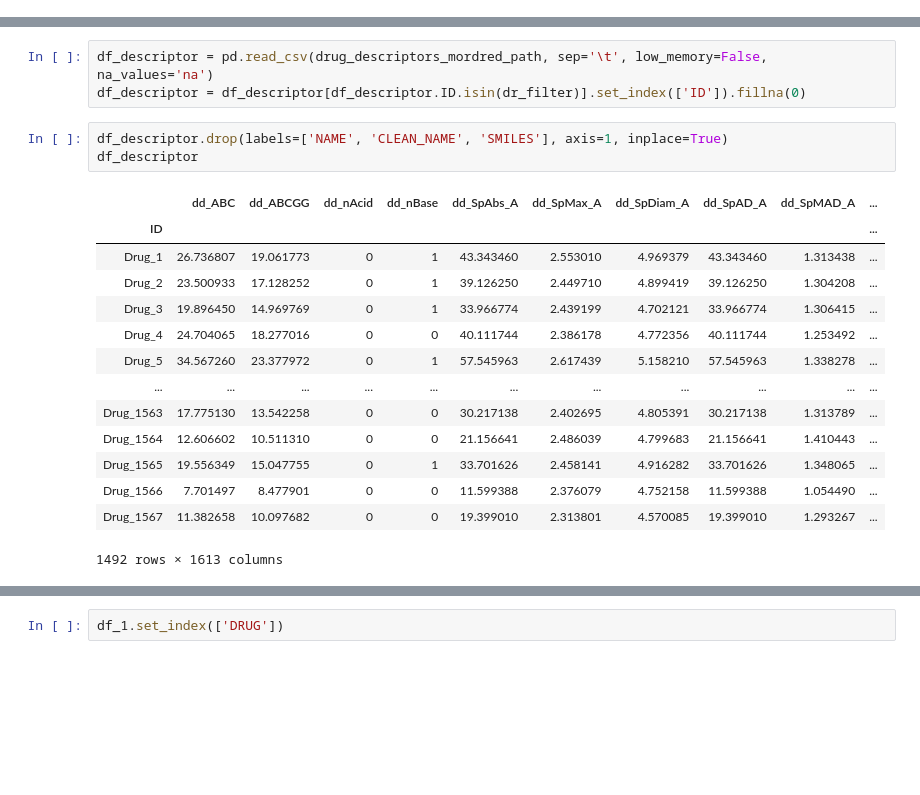
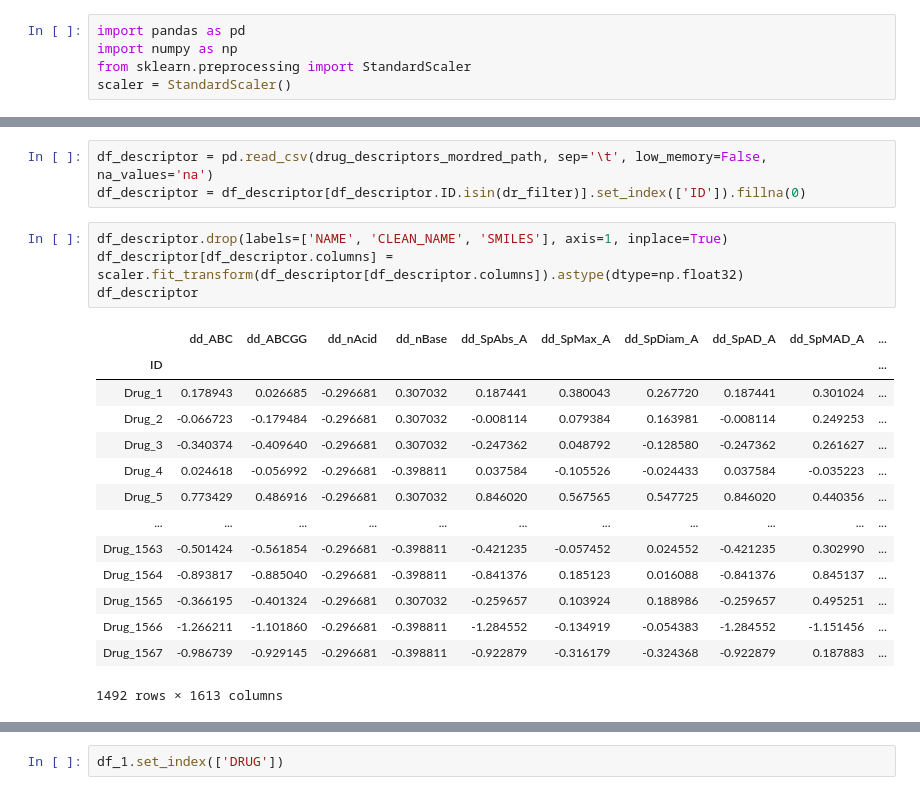
Before and after one commit to ECP-CANDLE/topN_generator, a Jupyter notebook: build_master.ipynb, the cells around one changed output, grey strips where cells are left out. Drawn from its saved outputs; the diff is of its cells as text; blank space fills up the shorter version.

```diff
--- a/build_master.ipynb
+++ b/build_master.ipynb
@@ -3,3 +1,8 @@ import pandas as pd
+# %%
+import pandas as pd
+import numpy as np
+from sklearn.preprocessing import StandardScaler
+scaler = StandardScaler()
 # %%
 from pathlib import Path
 # read deduplicated data
@@ -278,21 +281,22 @@ df_descriptor = pd.read_csv(drug_descriptors_mordred_path, sep='\t', low_memory=
 df_descriptor = df_descriptor[df_descriptor.ID.isin(dr_filter)].set_index(['ID']).fillna(0)
 # %%
 df_descriptor.drop(labels=['NAME', 'CLEAN_NAME', 'SMILES'], axis=1, inplace=True)
+df_descriptor[df_descriptor.columns] = scaler.fit_transform(df_descriptor[df_descriptor.columns]).astype(dtype=np.float32)
 df_descriptor
 # %% [output]
 |  | dd_ABC | dd_ABCGG | dd_nAcid | dd_nBase | dd_SpAbs_A | dd_SpMax_A | dd_SpDiam_A | dd_SpAD_A | dd_SpMAD_A | ... |
 | ID |  |  |  |  |  |  |  |  |  | ... |
-| Drug_1 | 26.736807 | 19.061773 | 0 | 1 | 43.343460 | 2.553010 | 4.969379 | 43.343460 | 1.313438 | ... |
-| Drug_2 | 23.500933 | 17.128252 | 0 | 1 | 39.126250 | 2.449710 | 4.899419 | 39.126250 | 1.304208 | ... |
-| Drug_3 | 19.896450 | 14.969769 | 0 | 1 | 33.966774 | 2.439199 | 4.702121 | 33.966774 | 1.306415 | ... |
-| Drug_4 | 24.704065 | 18.277016 | 0 | 0 | 40.111744 | 2.386178 | 4.772356 | 40.111744 | 1.253492 | ... |
-| Drug_5 | 34.567260 | 23.377972 | 0 | 1 | 57.545963 | 2.617439 | 5.158210 | 57.545963 | 1.338278 | ... |
+| Drug_1 | 0.178943 | 0.026685 | -0.296681 | 0.307032 | 0.187441 | 0.380043 | 0.267720 | 0.187441 | 0.301024 | ... |
+| Drug_2 | -0.066723 | -0.179484 | -0.296681 | 0.307032 | -0.008114 | 0.079384 | 0.163981 | -0.008114 | 0.249253 | ... |
+| Drug_3 | -0.340374 | -0.409640 | -0.296681 | 0.307032 | -0.247362 | 0.048792 | -0.128580 | -0.247362 | 0.261627 | ... |
+| Drug_4 | 0.024618 | -0.056992 | -0.296681 | -0.398811 | 0.037584 | -0.105526 | -0.024433 | 0.037584 | -0.035223 | ... |
+| Drug_5 | 0.773429 | 0.486916 | -0.296681 | 0.307032 | 0.846020 | 0.567565 | 0.547725 | 0.846020 | 0.440356 | ... |
 | ... | ... | ... | ... | ... | ... | ... | ... | ... | ... | ... |
-| Drug_1563 | 17.775130 | 13.542258 | 0 | 0 | 30.217138 | 2.402695 | 4.805391 | 30.217138 | 1.313789 | ... |
-| Drug_1564 | 12.606602 | 10.511310 | 0 | 0 | 21.156641 | 2.486039 | 4.799683 | 21.156641 | 1.410443 | ... |
-| Drug_1565 | 19.556349 | 15.047755 | 0 | 1 | 33.701626 | 2.458141 | 4.916282 | 33.701626 | 1.348065 | ... |
-| Drug_1566 | 7.701497 | 8.477901 | 0 | 0 | 11.599388 | 2.376079 | 4.752158 | 11.599388 | 1.054490 | ... |
-| Drug_1567 | 11.382658 | 10.097682 | 0 | 0 | 19.399010 | 2.313801 | 4.570085 | 19.399010 | 1.293267 | ... |
+| Drug_1563 | -0.501424 | -0.561854 | -0.296681 | -0.398811 | -0.421235 | -0.057452 | 0.024552 | -0.421235 | 0.302990 | ... |
+| Drug_1564 | -0.893817 | -0.885040 | -0.296681 | -0.398811 | -0.841376 | 0.185123 | 0.016088 | -0.841376 | 0.845137 | ... |
+| Drug_1565 | -0.366195 | -0.401324 | -0.296681 | 0.307032 | -0.259657 | 0.103924 | 0.188986 | -0.259657 | 0.495251 | ... |
+| Drug_1566 | -1.266211 | -1.101860 | -0.296681 | -0.398811 | -1.284552 | -0.134919 | -0.054383 | -1.284552 | -1.151456 | ... |
+| Drug_1567 | -0.986739 | -0.929145 | -0.296681 | -0.398811 | -0.922879 | -0.316179 | -0.324368 | -0.922879 | 0.187883 | ... |
 1492 rows × 1613 columns
 # %%
 %%time
```
Also changed, not shown: parts of 6 cells of this notebook, 1 other file.
